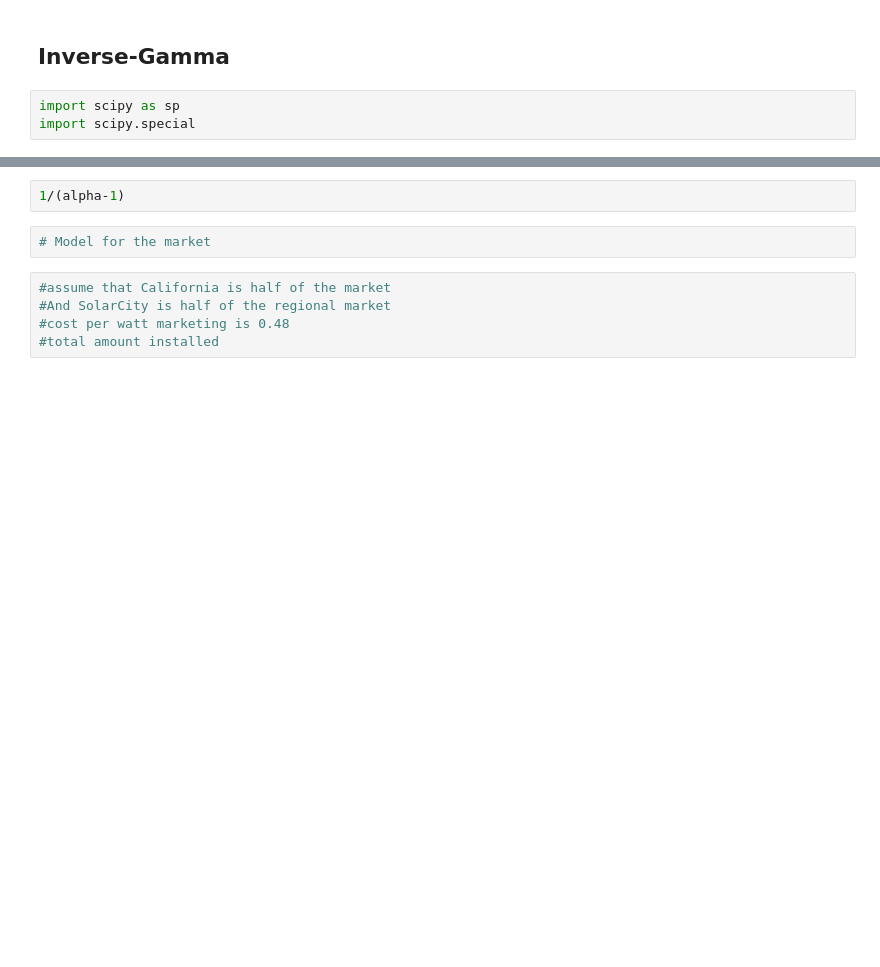
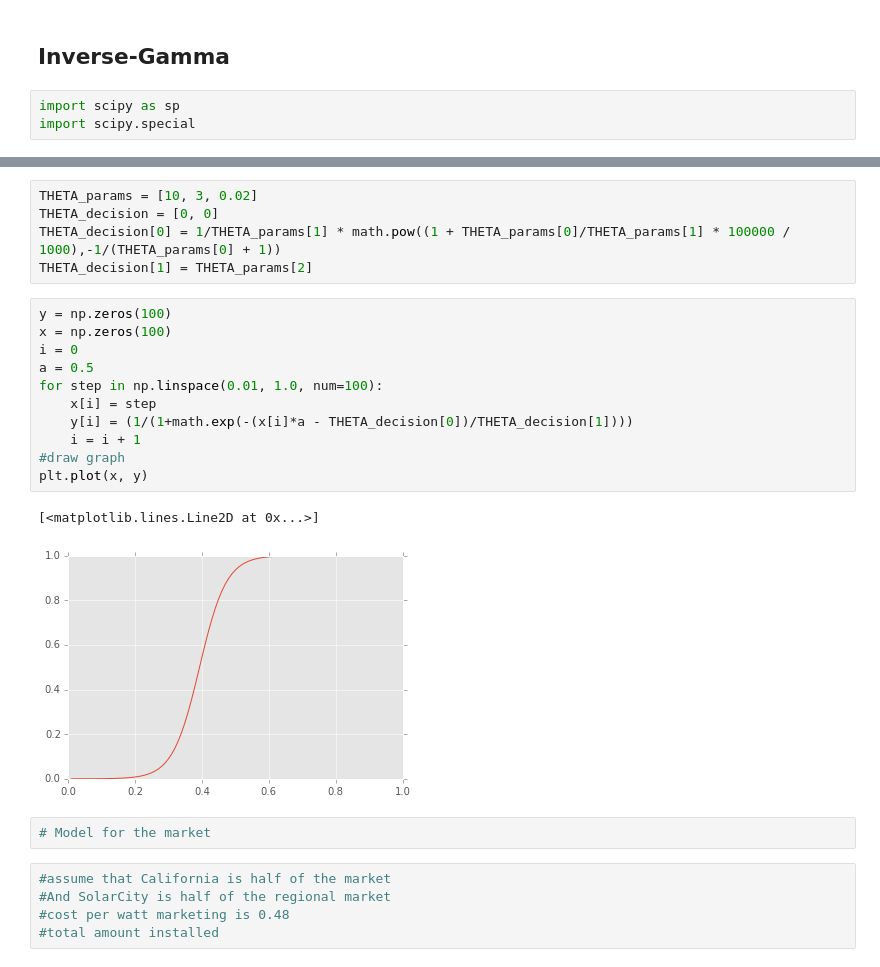
Before and after one commit to wilfeli/solar-model, a Jupyter notebook: Model/ABM_solar_eemodel.ipynb, the cells around one changed output, grey strips where cells are left out. Drawn from its saved outputs; the diff is of its cells as text; blank space fills up the shorter version.

```diff
--- a/Model/ABM_solar_eemodel.ipynb
+++ b/Model/ABM_solar_eemodel.ipynb
@@ -216,5 +283,22 @@ plt.plot(x, y)
-# %%
-1/(alpha-1)
+# %%
+THETA_params = [10, 3, 0.02]
+THETA_decision = [0, 0]
+THETA_decision[0] = 1/THETA_params[1] * math.pow((1 + THETA_params[0]/THETA_params[1] * 100000 / 1000),-1/(THETA_params[0] + 1))
+THETA_decision[1] = THETA_params[2]
+# %%
+y = np.zeros(100)
+x = np.zeros(100)
+i = 0
+a = 0.5
+for step in np.linspace(0.01, 1.0, num=100):
+    x[i] = step
+    y[i] = (1/(1+math.exp(-(x[i]*a - THETA_decision[0])/THETA_decision[1])))
+    i = i + 1
+#draw graph
+plt.plot(x, y)
+# %% [output]
+[<matplotlib.lines.Line2D at 0x...>]
+[figure, added]
 # %%
 # Model for the market
 # %%
```
Also changed, not shown: parts of 22 cells of this notebook.
